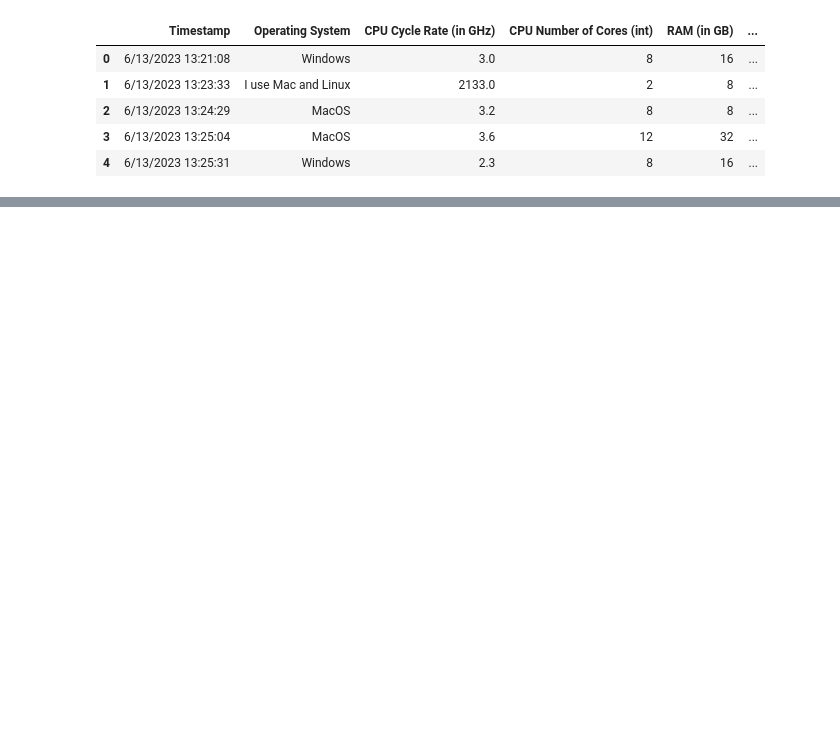
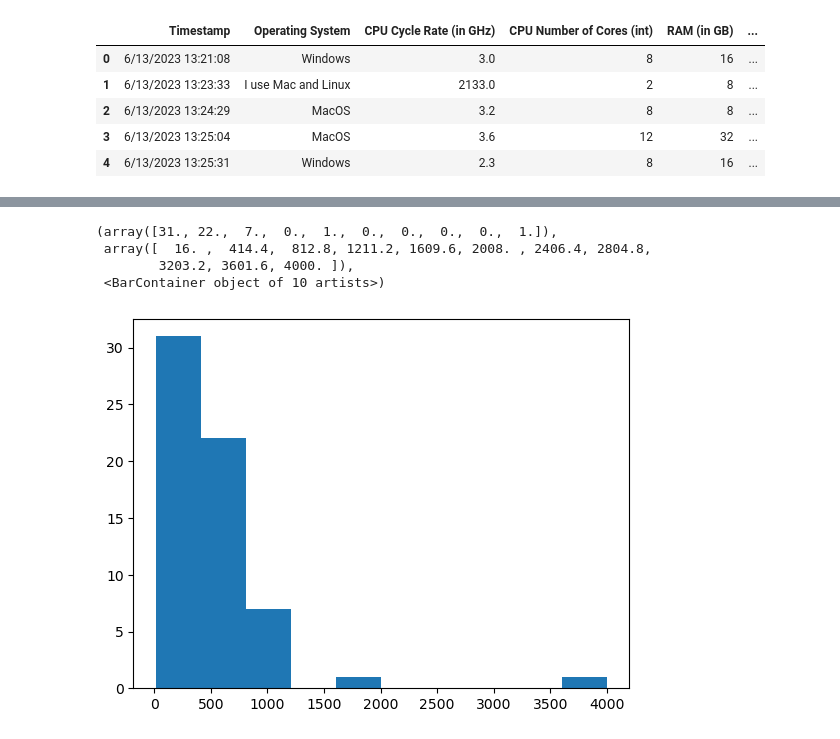
Before and after one commit to LukeRohlwing/OrientationPython, a Jupyter notebook: ComputerSurveyAnalysis.ipynb, the cells around one changed output, grey strips where cells are left out. Drawn from its saved outputs; the diff is of its cells as text; code cells hidden in the pictures; blank space fills up the shorter version.

```diff
--- a/ComputerSurveyAnalysis.ipynb
+++ b/ComputerSurveyAnalysis.ipynb
@@ -14,0 +23,8 @@ data.head()
+# %%
+plt.hist(data["Hard Drive Size (in GB)"])
+# %% [output]
+(array([31., 22.,  7.,  0.,  1.,  0.,  0.,  0.,  0.,  1.]),
+ array([  16. ,  414.4,  812.8, 1211.2, 1609.6, 2008. , 2406.4, 2804.8,
+        3203.2, 3601.6, 4000. ]),
+ <BarContainer object of 10 artists>)
+[figure, added]
```
Also changed, not shown: parts of 4 cells of this notebook, 2 other files.
